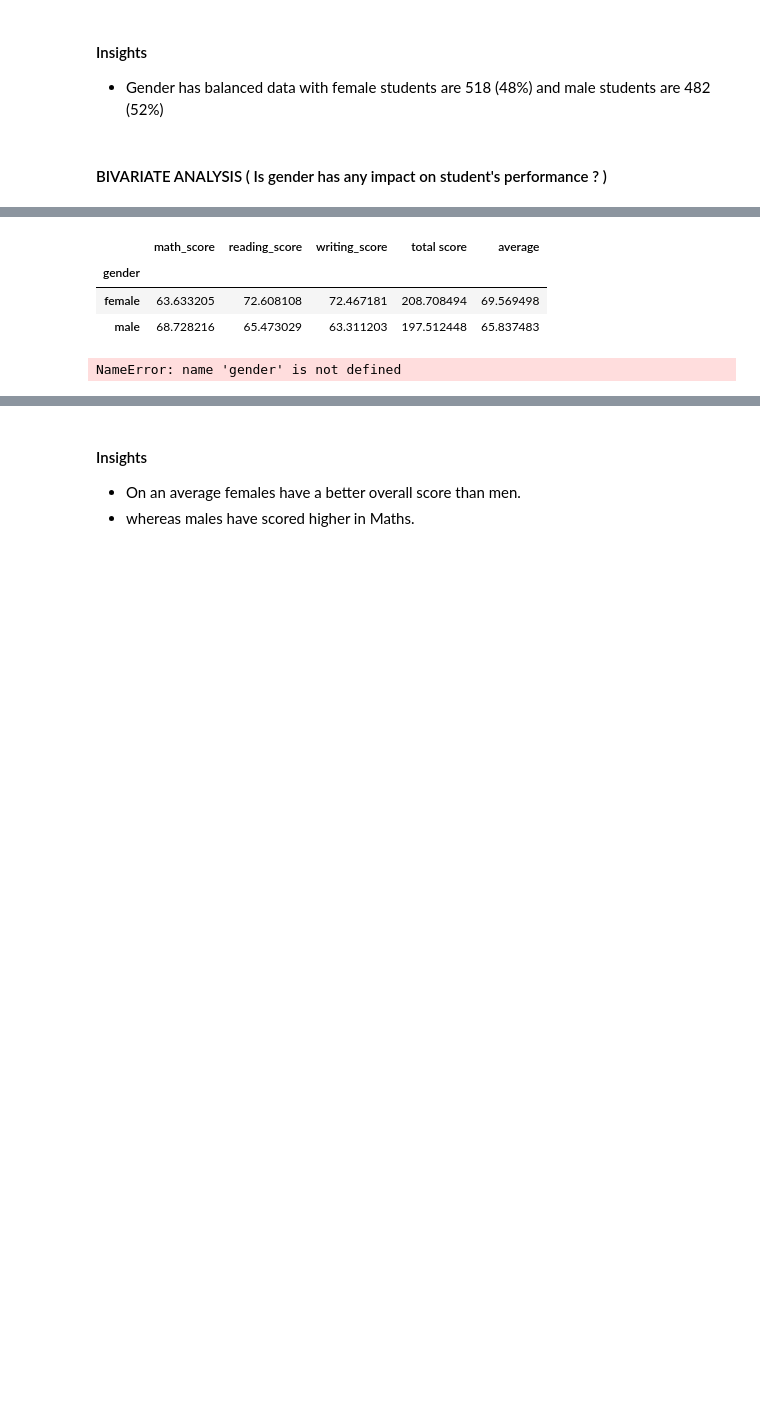
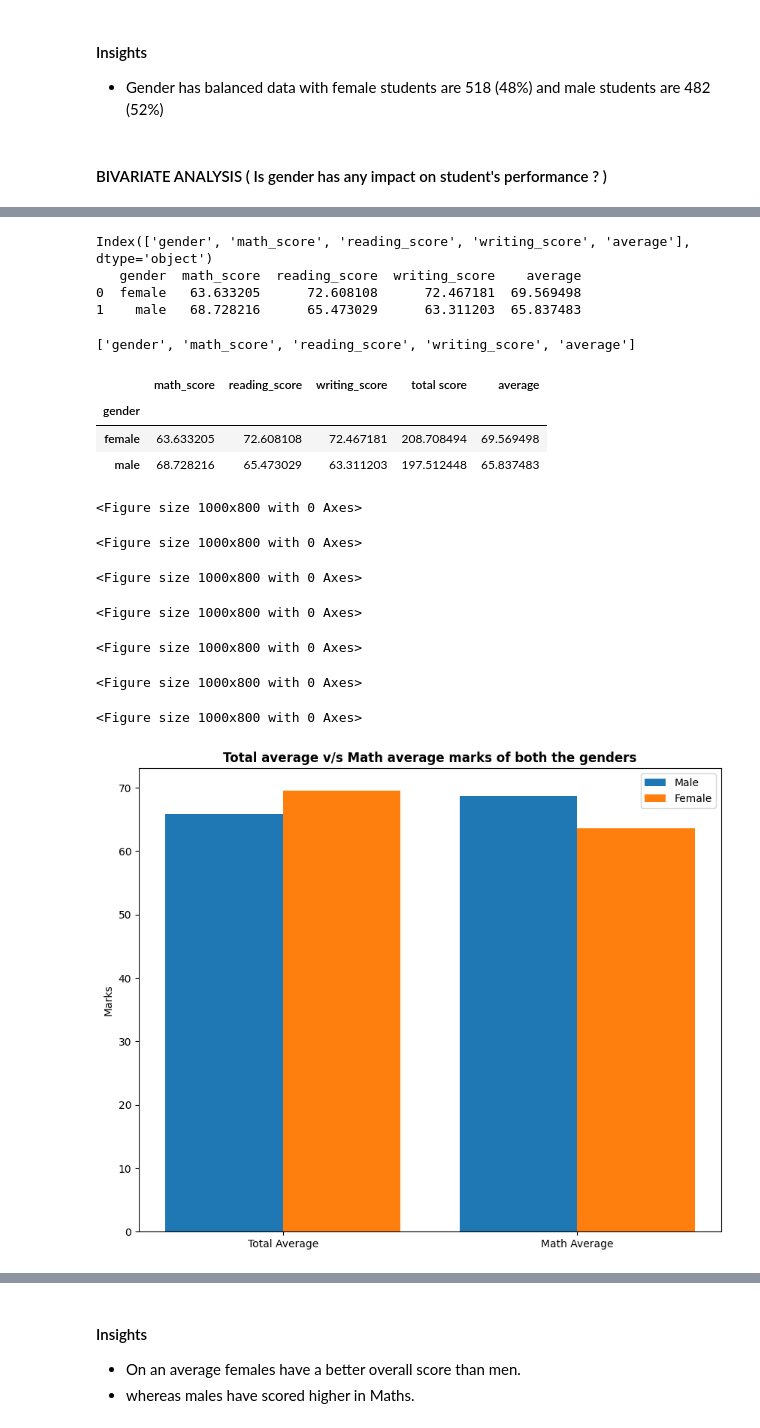
Before and after one commit to AnjaliSinghhhh/mlproject, a Jupyter notebook: notebook/1 . EDA STUDENT PERFORMANCE .ipynb, the cells around one changed output, grey strips where cells are left out. Cells and saved outputs as stored; diff of their text form; code cells hidden in the pictures; blank space fills up the shorter version.

Commit message:
EDA SOLVING ERRORS

```diff
--- a/notebook/1 . EDA STUDENT PERFORMANCE .ipynb
+++ b/notebook/1 . EDA STUDENT PERFORMANCE .ipynb
@@ -437,0 +430,18 @@ TypeError: agg function failed [how->mean,dtype->object]
+# %%
+# Compute mean scores per gender for multiple columns
+gender_counts = df.groupby('gender')[['math_score','reading_score','writing_score']].mean().reset_index()
+
+# Add average column
+gender_counts['average'] = gender_counts[['math_score','reading_score','writing_score']].mean(axis=1)
+
+print(gender_counts.columns)
+print(gender_counts)
+# %% [output]
+Index(['gender', 'math_score', 'reading_score', 'writing_score', 'average'], dtype='object')
+   gender  math_score  reading_score  writing_score    average
+0  female   63.633205      72.608108      72.467181  69.569498
+1    male   68.728216      65.473029      63.311203  65.837483
+# %%
+['gender', 'math_score', 'reading_score', 'writing_score', 'average']
+# %% [output]
+['gender', 'math_score', 'reading_score', 'writing_score', 'average']
@@ -438,3 +454,5 @@ TypeError: agg function failed [how->mean,dtype->object]
+# %%
+gender_counts = df['gender'].value_counts()
 # %%
 df.groupby("gender").mean(numeric_only=True)
 # %% [output]
@@ -445,21 +463,28 @@ df.groupby("gender").mean(numeric_only=True)
 # %%
 plt.figure(figsize=(10, 8))
 
 X = ['Total Average','Math Average']
 
 
-female_scores = [gender['average'][0], gender['math_score'][0]]
-male_scores = [gender['average'][1], gender['math_rscore'][1]]
+female_scores = [gender_counts['average'][0], gender_counts['math_score'][0]]
+male_scores = [gender_counts['average'][1], gender_counts['math_score'][1]]
 
 X_axis = np.arange(len(X))
 
 plt.bar(X_axis - 0.2, male_scores, 0.4, label = 'Male')
 plt.bar(X_axis + 0.2, female_scores, 0.4, label = 'Female')
 
 plt.xticks(X_axis, X)
 plt.ylabel("Marks")
 plt.title("Total average v/s Math average marks of both the genders", fontweight='bold')
 plt.legend()
 plt.show()
 # %% [output]
-NameError: name 'gender' is not defined
+<Figure size 1000x800 with 0 Axes>
+<Figure size 1000x800 with 0 Axes>
+<Figure size 1000x800 with 0 Axes>
+<Figure size 1000x800 with 0 Axes>
+<Figure size 1000x800 with 0 Axes>
+<Figure size 1000x800 with 0 Axes>
+<Figure size 1000x800 with 0 Axes>
+[figure, added]
```
Also changed, not shown: parts of 32 cells of this notebook, 1 other file.
